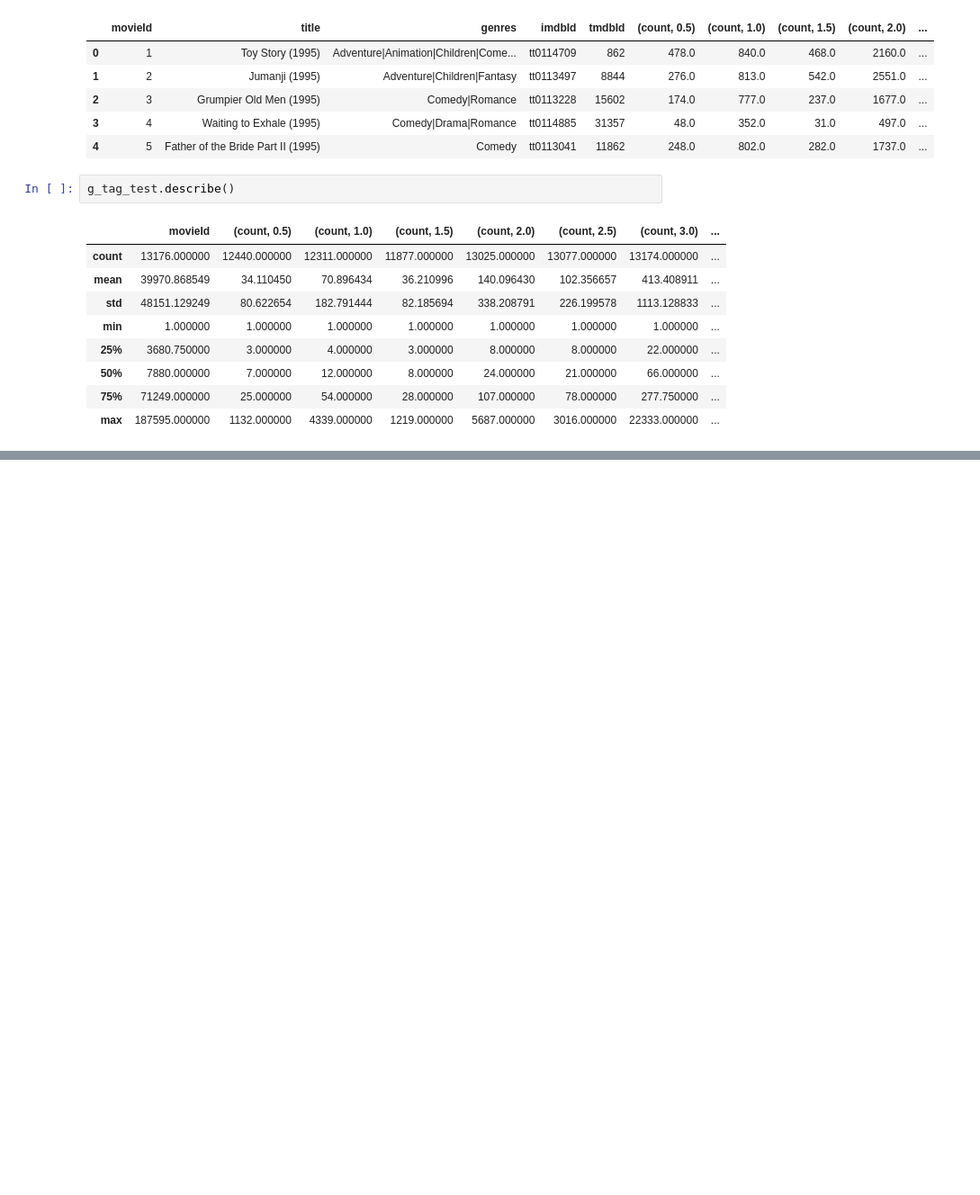
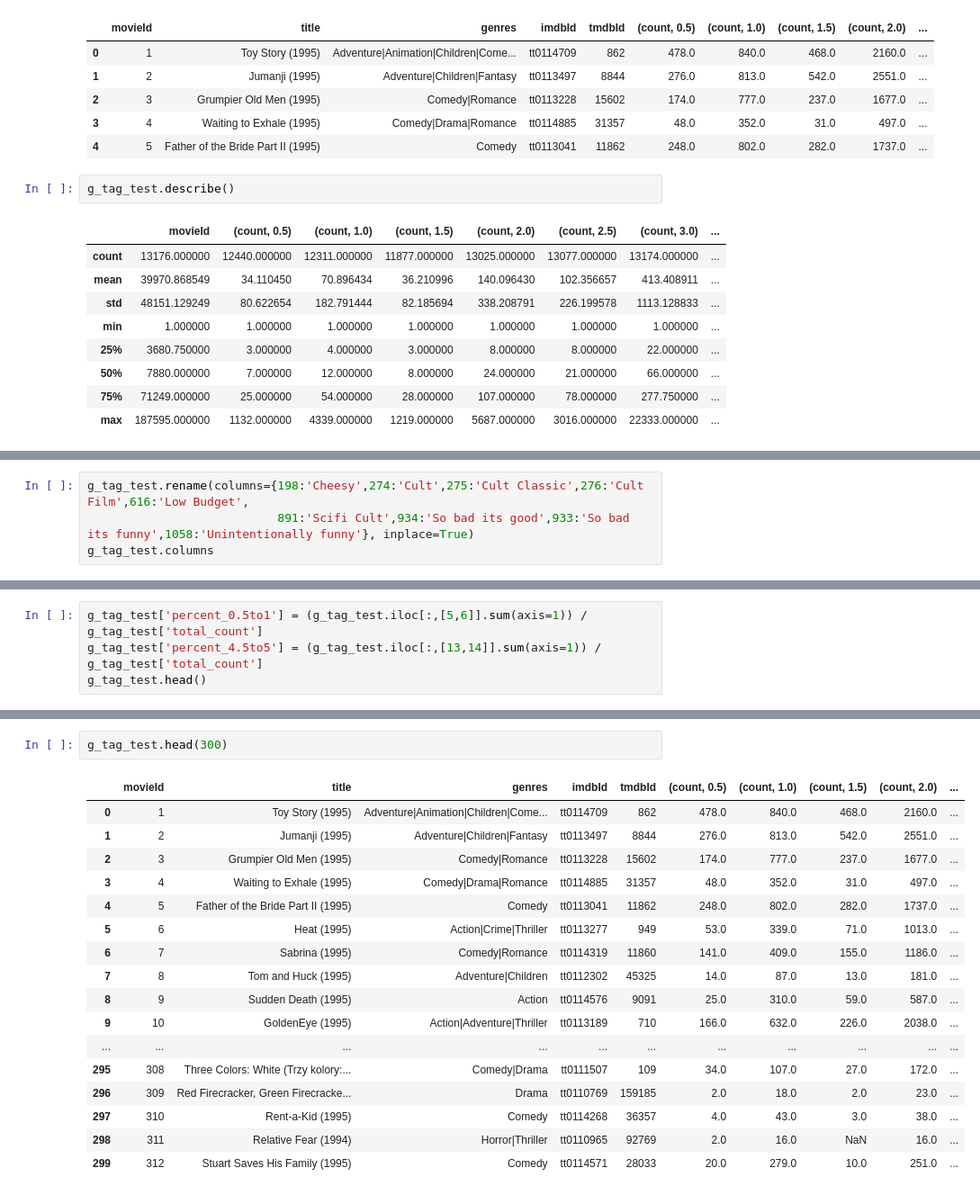
Before and after one commit to jmcneilkeller/Good_Bad_Movies, a Jupyter notebook: EDA.ipynb, the cells around one changed output, grey strips where cells are left out. Shown at 90% size. Saved outputs shown, nothing was run; the diff lists cells and outputs as text; blank space fills up the shorter version.

Commit message:
Added features. Finished TMDB API calls.

```diff
--- a/EDA.ipynb
+++ b/EDA.ipynb
@@ -494,0 +528,4 @@ pandas_profiling.ProfileReport(g_rev)
+# %%
+g_tag_test.rename(columns={198:'Cheesy',274:'Cult',275:'Cult Classic',276:'Cult Film',616:'Low Budget',
+                           891:'Scifi Cult',934:'So bad its good',933:'So bad its funny',1058:'Unintentionally funny'}, inplace=True)
+g_tag_test.columns
@@ -494,0 +556,4 @@ pandas_profiling.ProfileReport(g_rev)
+# %%
+g_tag_test['percent_0.5to1'] = (g_tag_test.iloc[:,[5,6]].sum(axis=1)) / g_tag_test['total_count']
+g_tag_test['percent_4.5to5'] = (g_tag_test.iloc[:,[13,14]].sum(axis=1)) / g_tag_test['total_count']
+g_tag_test.head()
@@ -494,0 +567,20 @@ pandas_profiling.ProfileReport(g_rev)
+# %%
+g_tag_test.head(300)
+# %% [output]
+|  | movieId | title | genres | imdbId | tmdbId | (count, 0.5) | (count, 1.0) | (count, 1.5) | (count, 2.0) | ... |
+| 0 | 1 | Toy Story (1995) | Adventure|Animation|Children|Come... | tt0114709 | 862 | 478.0 | 840.0 | 468.0 | 2160.0 | ... |
+| 1 | 2 | Jumanji (1995) | Adventure|Children|Fantasy | tt0113497 | 8844 | 276.0 | 813.0 | 542.0 | 2551.0 | ... |
+| 2 | 3 | Grumpier Old Men (1995) | Comedy|Romance | tt0113228 | 15602 | 174.0 | 777.0 | 237.0 | 1677.0 | ... |
+| 3 | 4 | Waiting to Exhale (1995) | Comedy|Drama|Romance | tt0114885 | 31357 | 48.0 | 352.0 | 31.0 | 497.0 | ... |
+| 4 | 5 | Father of the Bride Part II (1995) | Comedy | tt0113041 | 11862 | 248.0 | 802.0 | 282.0 | 1737.0 | ... |
+| 5 | 6 | Heat (1995) | Action|Crime|Thriller | tt0113277 | 949 | 53.0 | 339.0 | 71.0 | 1013.0 | ... |
+| 6 | 7 | Sabrina (1995) | Comedy|Romance | tt0114319 | 11860 | 141.0 | 409.0 | 155.0 | 1186.0 | ... |
+| 7 | 8 | Tom and Huck (1995) | Adventure|Children | tt0112302 | 45325 | 14.0 | 87.0 | 13.0 | 181.0 | ... |
+| 8 | 9 | Sudden Death (1995) | Action | tt0114576 | 9091 | 25.0 | 310.0 | 59.0 | 587.0 | ... |
+| 9 | 10 | GoldenEye (1995) | Action|Adventure|Thriller | tt0113189 | 710 | 166.0 | 632.0 | 226.0 | 2038.0 | ... |
+| ... | ... | ... | ... | ... | ... | ... | ... | ... | ... | ... |
+| 295 | 308 | Three Colors: White (Trzy kolory:... | Comedy|Drama | tt0111507 | 109 | 34.0 | 107.0 | 27.0 | 172.0 | ... |
+| 296 | 309 | Red Firecracker, Green Firecracke... | Drama | tt0110769 | 159185 | 2.0 | 18.0 | 2.0 | 23.0 | ... |
+| 297 | 310 | Rent-a-Kid (1995) | Comedy | tt0114268 | 36357 | 4.0 | 43.0 | 3.0 | 38.0 | ... |
+| 298 | 311 | Relative Fear (1994) | Horror|Thriller | tt0110965 | 92769 | 2.0 | 16.0 | NaN | 16.0 | ... |
+| 299 | 312 | Stuart Saves His Family (1995) | Comedy | tt0114571 | 28033 | 20.0 | 279.0 | 10.0 | 251.0 | ... |
```
Also changed, not shown: parts of 37 cells of this notebook, 1 other file.
